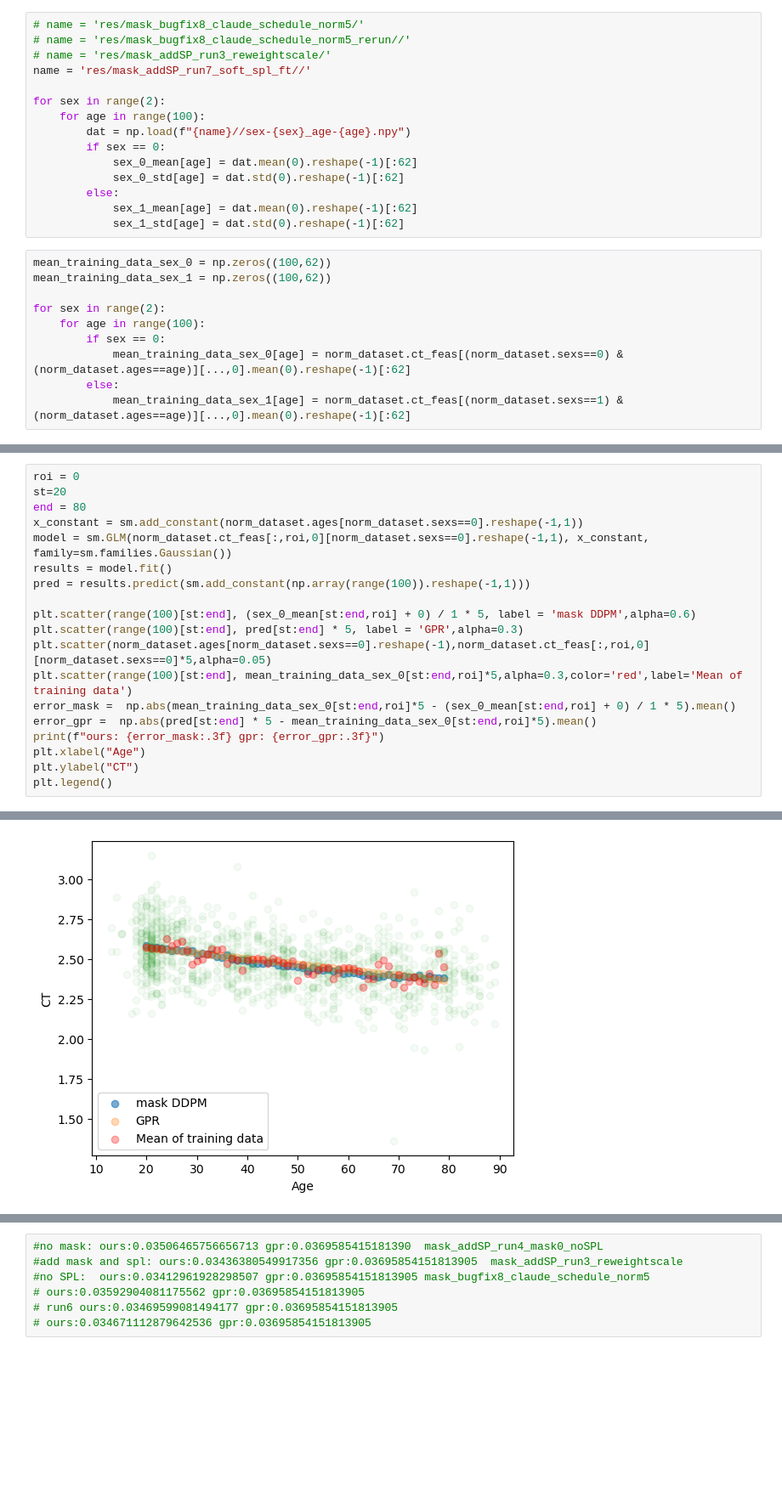
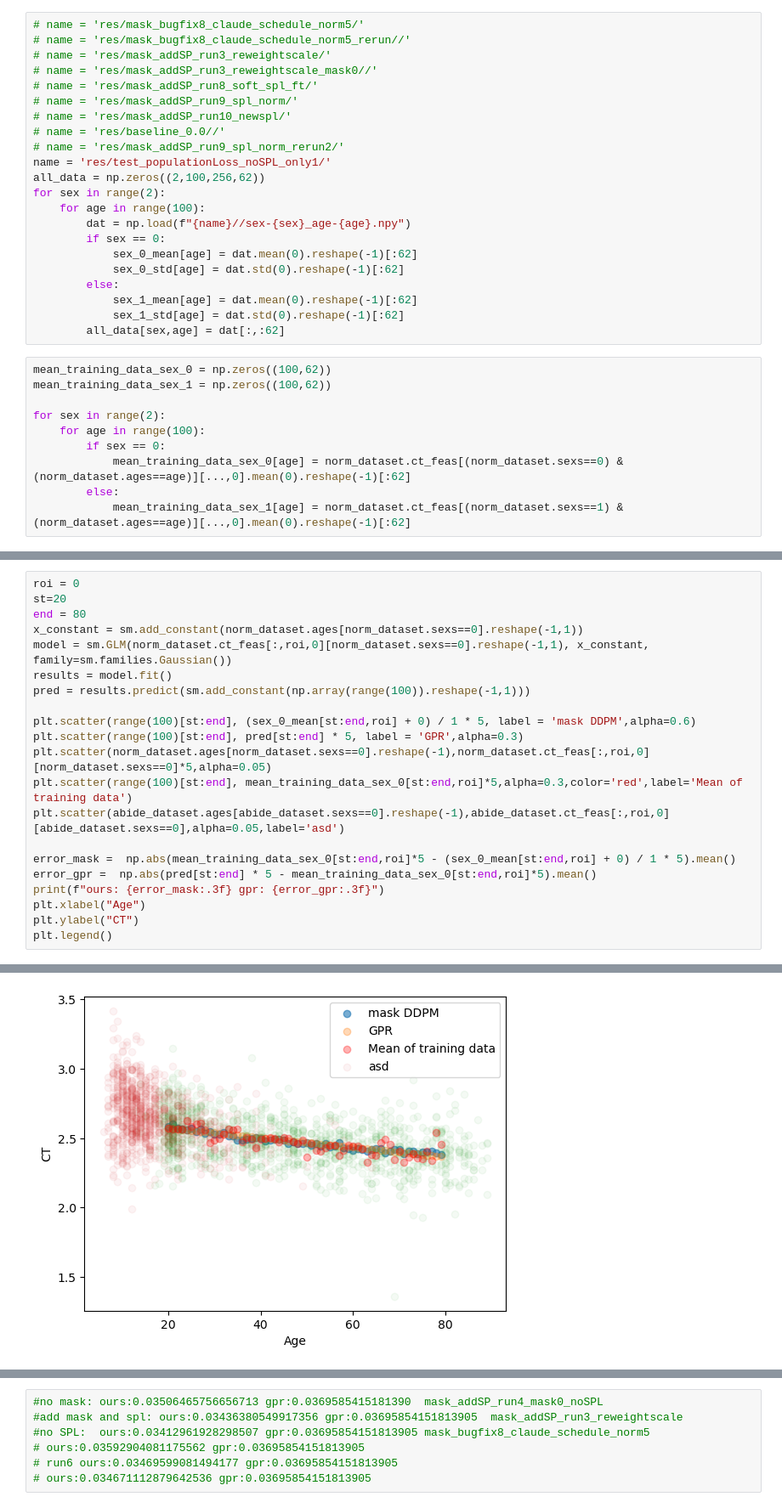
Before and after one commit to podismine/CMDM, a Jupyter notebook: plot_maskDDPM.ipynb, the cells around one changed output, grey strips where cells are left out. Shown at 85% size. Drawn from its saved outputs; the diff is of its cells as text; blank space fills up the shorter version.

```diff
--- a/plot_maskDDPM.ipynb
+++ b/plot_maskDDPM.ipynb
@@ -31,8 +78,14 @@ sex_1_std = np.zeros((100,62))
 # name = 'res/mask_bugfix8_claude_schedule_norm5/'
 # name = 'res/mask_bugfix8_claude_schedule_norm5_rerun//'
 # name = 'res/mask_addSP_run3_reweightscale/'
-name = 'res/mask_addSP_run7_soft_spl_ft//'
-
+# name = 'res/mask_addSP_run3_reweightscale_mask0//'
+# name = 'res/mask_addSP_run8_soft_spl_ft/'
+# name = 'res/mask_addSP_run9_spl_norm/'
+# name = 'res/mask_addSP_run10_newspl/'
+# name = 'res/baseline_0.0//'
+# name = 'res/mask_addSP_run9_spl_norm_rerun2/'
+name = 'res/test_populationLoss_noSPL_only1/'
+all_data = np.zeros((2,100,256,62))
 for sex in range(2):
     for age in range(100):
         dat = np.load(f"{name}//sex-{sex}_age-{age}.npy")
@@ -42,6 +95,7 @@ for sex in range(2):
         else:
             sex_1_mean[age] = dat.mean(0).reshape(-1)[:62]
             sex_1_std[age] = dat.std(0).reshape(-1)[:62]
+        all_data[sex,age] = dat[:,:62]
 # %%
 mean_training_data_sex_0 = np.zeros((100,62))
 mean_training_data_sex_1 = np.zeros((100,62))
@@ -65,6 +133,8 @@ plt.scatter(range(100)[st:end], (sex_0_mean[st:end,roi] + 0) / 1 * 5, label = 'm
 plt.scatter(range(100)[st:end], pred[st:end] * 5, label = 'GPR',alpha=0.3)
 plt.scatter(norm_dataset.ages[norm_dataset.sexs==0].reshape(-1),norm_dataset.ct_feas[:,roi,0][norm_dataset.sexs==0]*5,alpha=0.05)
 plt.scatter(range(100)[st:end], mean_training_data_sex_0[st:end,roi]*5,alpha=0.3,color='red',label='Mean of training data')
+plt.scatter(abide_dataset.ages[abide_dataset.sexs==0].reshape(-1),abide_dataset.ct_feas[:,roi,0][abide_dataset.sexs==0],alpha=0.05,label='asd')
+
 error_mask =  np.abs(mean_training_data_sex_0[st:end,roi]*5 - (sex_0_mean[st:end,roi] + 0) / 1 * 5).mean()
 error_gpr =  np.abs(pred[st:end] * 5 - mean_training_data_sex_0[st:end,roi]*5).mean()
 print(f"ours: {error_mask:.3f} gpr: {error_gpr:.3f}")
@@ -76,5 +146,5 @@ ours: 0.035 gpr: 0.034
 <matplotlib.legend.Legend at 0x...>
-[figure, old version]
+[figure, new version]
 # %%
 roi = 10
 st=20
```
Also changed, not shown: parts of 9 cells of this notebook, 35 other files.
